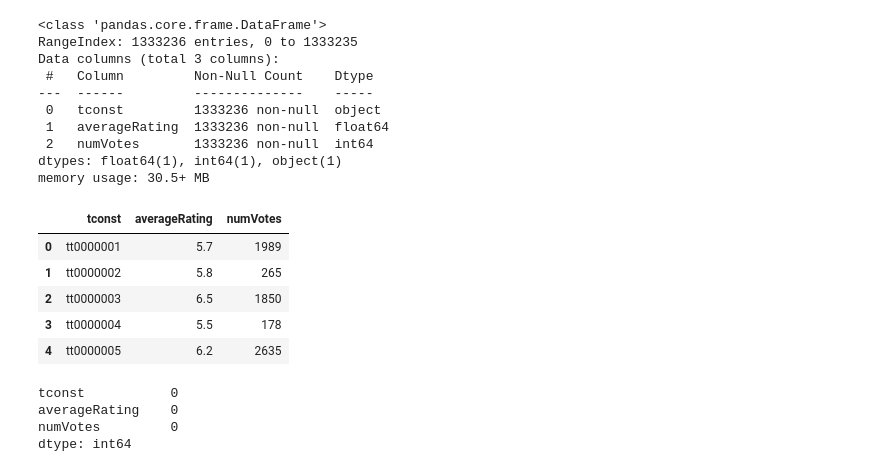
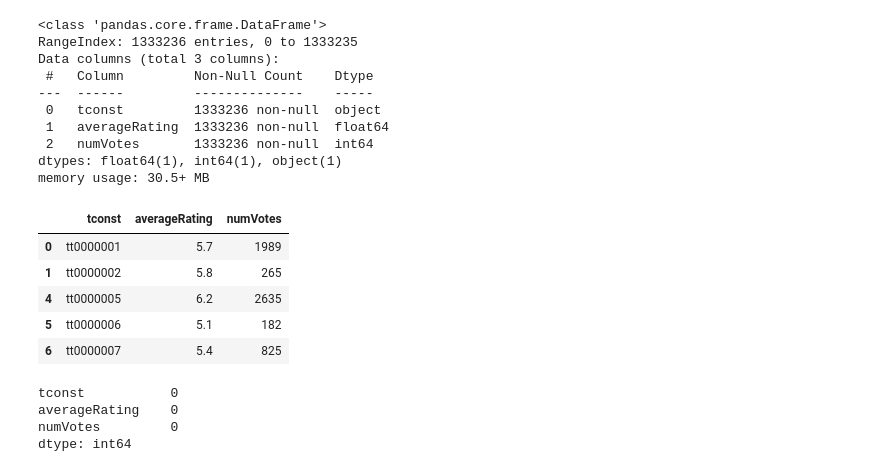
Before and after one commit to JmB17/Data-Enrichment-Project, a Jupyter notebook: Project 3 Part 1.ipynb, the cells around one changed output. Saved outputs shown, nothing was run; the diff lists cells and outputs as text; code cells hidden in the pictures.

```diff
--- a/Project 3 Part 1.ipynb
+++ b/Project 3 Part 1.ipynb
@@ -335,16 +385,17 @@ memory usage: 30.5+ MB
 # %%
 # Keeping movies only that were included in your final title basics dataframe
 # Keep only movies from US
-ratings_filter = ratings['tconst'].isin(basics['tconst'])
+ratings_filter = ratings['tconst'].isin(akas['titleId'])
 # %%
+ratings = ratings[ratings_filter]
 ratings.head()
 # %% [output]
 |  | tconst | averageRating | numVotes |
 | 0 | tt0000001 | 5.7 | 1989 |
 | 1 | tt0000002 | 5.8 | 265 |
-| 2 | tt0000003 | 6.5 | 1850 |
-| 3 | tt0000004 | 5.5 | 178 |
 | 4 | tt0000005 | 6.2 | 2635 |
+| 5 | tt0000006 | 5.1 | 182 |
+| 6 | tt0000007 | 5.4 | 825 |
 # %%
 # Replace "\N" with np.nan
 ratings = ratings.replace({'\\N':np.nan})
```
Also changed, not shown: parts of 23 cells of this notebook, 12 other files.
